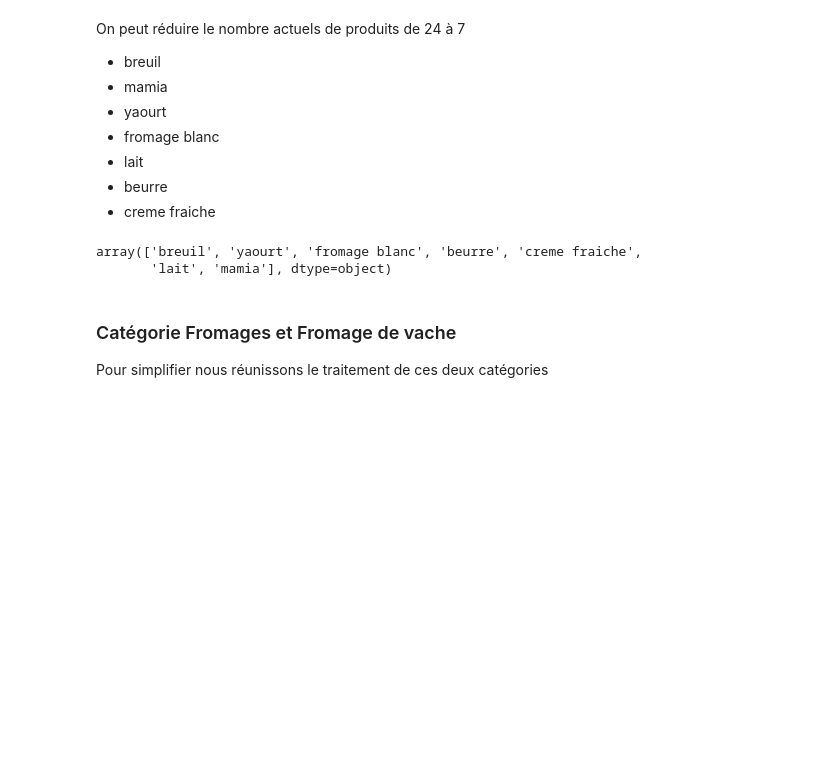
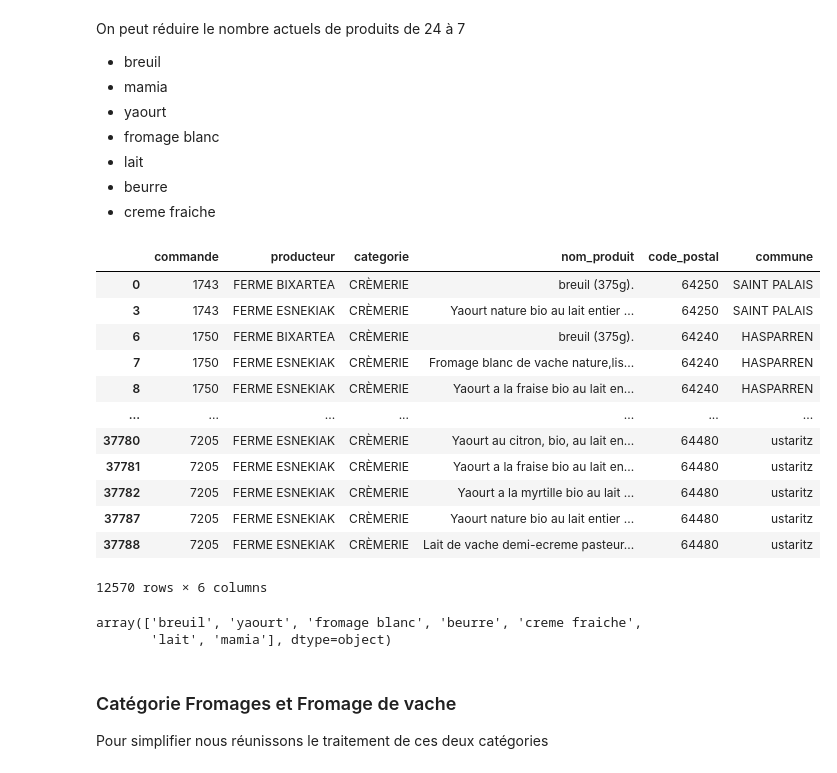
Before and after one commit to Kesskisspass/etxaldebot, a Jupyter notebook: recommandation/etxaldebot.ipynb, the cells around one changed output. Saved outputs shown, nothing was run; the diff lists cells and outputs as text; code cells hidden in the pictures; blank space fills up the shorter version.

```diff
--- a/recommandation/etxaldebot.ipynb
+++ b/recommandation/etxaldebot.ipynb
@@ -149,4 +149,23 @@ On peut réduire le nombre actuels de produits de 24 à 7
 - lait
 - beurre
 - creme fraiche
+# %%
+filtre1 = (df.categorie == 'CRÈMERIE') | (df.categorie == 'YAOURT & FROMAGE BLANC')
+df_cremerie_yaourt = df[filtre1].copy()
+# %%
+df_cremerie_yaourt
+# %% [output]
+|  | commande | producteur | categorie | nom_produit | code_postal | commune |
+| 0 | 1743 | FERME BIXARTEA | CRÈMERIE | breuil (375g). | 64250 | SAINT PALAIS |
+| 3 | 1743 | FERME ESNEKIAK | CRÈMERIE | Yaourt nature bio au lait entier ... | 64250 | SAINT PALAIS |
+| 6 | 1750 | FERME BIXARTEA | CRÈMERIE | breuil (375g). | 64240 | HASPARREN |
+| 7 | 1750 | FERME ESNEKIAK | CRÈMERIE | Fromage blanc de vache nature,lis... | 64240 | HASPARREN |
+| 8 | 1750 | FERME ESNEKIAK | CRÈMERIE | Yaourt a la fraise bio au lait en... | 64240 | HASPARREN |
+| ... | ... | ... | ... | ... | ... | ... |
+| 37780 | 7205 | FERME ESNEKIAK | CRÈMERIE | Yaourt au citron, bio, au lait en... | 64480 | ustaritz |
+| 37781 | 7205 | FERME ESNEKIAK | CRÈMERIE | Yaourt a la fraise bio au lait en... | 64480 | ustaritz |
+| 37782 | 7205 | FERME ESNEKIAK | CRÈMERIE | Yaourt a la myrtille bio au lait ... | 64480 | ustaritz |
+| 37787 | 7205 | FERME ESNEKIAK | CRÈMERIE | Yaourt nature bio au lait entier ... | 64480 | ustaritz |
+| 37788 | 7205 | FERME ESNEKIAK | CRÈMERIE | Lait de vache demi-ecreme pasteur... | 64480 | ustaritz |
+12570 rows × 6 columns
 # %%
@@ -171,8 +193,8 @@ df['produit'] = df[df.categorie == 'CRÈMERIE']['nom_produit'].apply(create_prod
-# %%
-df[df.categorie == 'CRÈMERIE']['produit'].unique()
-# %% [output]
-array(['breuil', 'yaourt', 'fromage blanc', 'beurre', 'creme fraiche',
-       'lait', 'mamia'], dtype=object)
+# %%
+df_cremerie_yaourt['produit'].unique()
+# %% [output]
+array(['breuil', 'yaourt', 'fromage blanc', 'beurre', 'creme fraiche',
+       'lait', 'mamia'], dtype=object)
 # %% [markdown]
 ### Catégorie Fromages et Fromage de vache
 Pour simplifier nous réunissons le traitement de ces deux catégories
```
Also changed, not shown: parts of 39 cells of this notebook.
